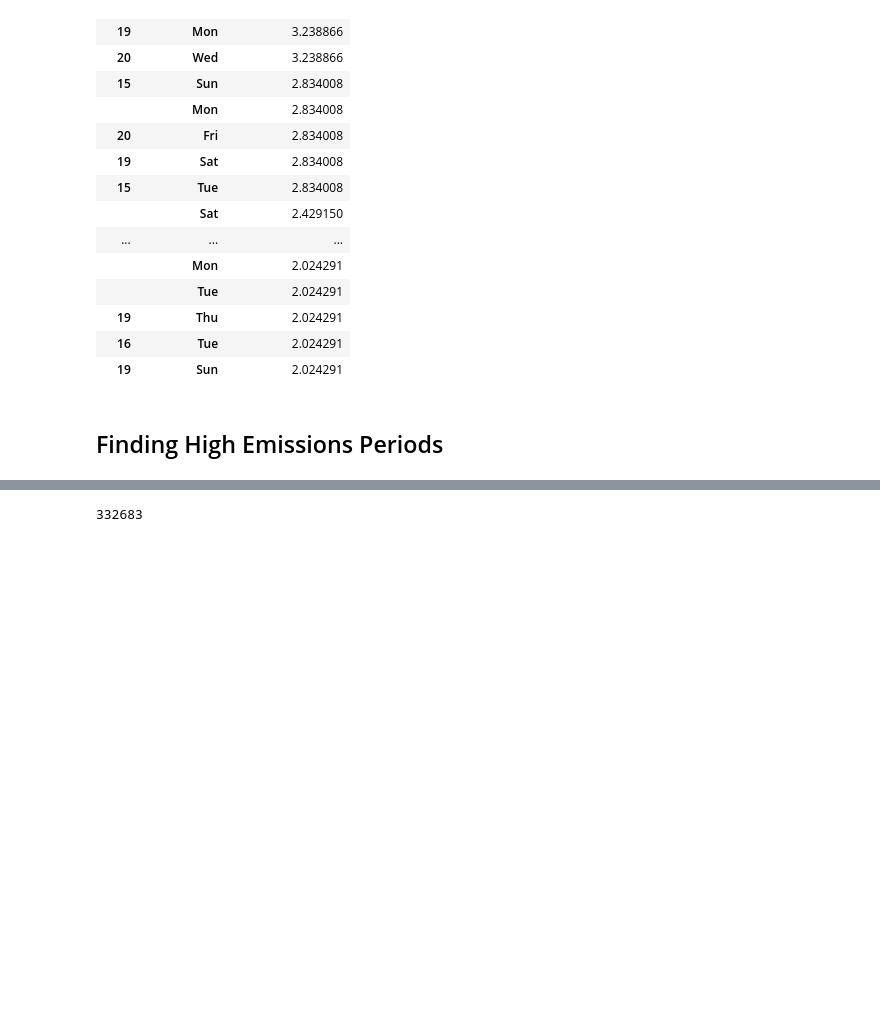
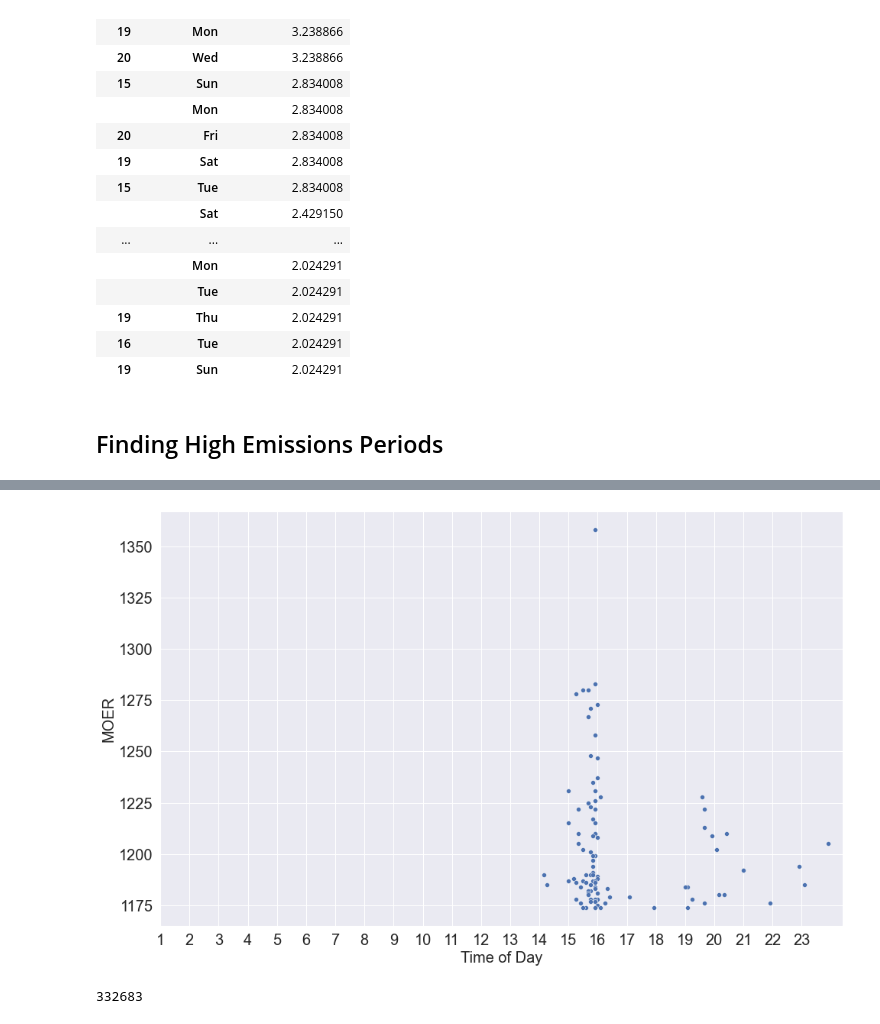
Before and after one commit to utkarshapets/load-shift-emissions, a Jupyter notebook: Wattime High Emission Period Analysis.ipynb, the cells around one changed output, grey strips where cells are left out. Cells and saved outputs as stored; diff of their text form; code cells hidden in the pictures; blank space fills up the shorter version.

```diff
--- a/Wattime High Emission Period Analysis.ipynb
+++ b/Wattime High Emission Period Analysis.ipynb
@@ -359,3 +376,12 @@ plt.show()
+# %%
+sns.scatterplot(x=top_100["minute"]/60, y=top_100["MOER"])
+plt.xticks(range(1, 24, 1), fontsize=20)
+plt.yticks(fontsize=20)
+plt.xlabel("Time of Day", fontsize=20)
+plt.ylabel("MOER", fontsize=20)
+plt.show()
+# %% [output]
+[figure, added]
 # %%
 def get_top_n_extreme_intervals(n, percent_reduction_from_peak, waking_hours_only=False, datatype="MOER"):
     """
```
Also changed, not shown: parts of 4 cells of this notebook, 4 other files.
